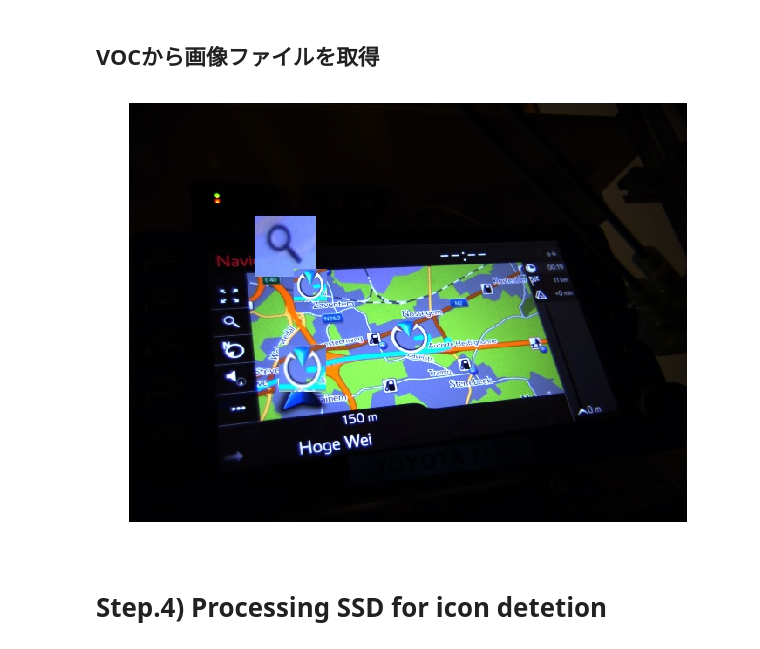
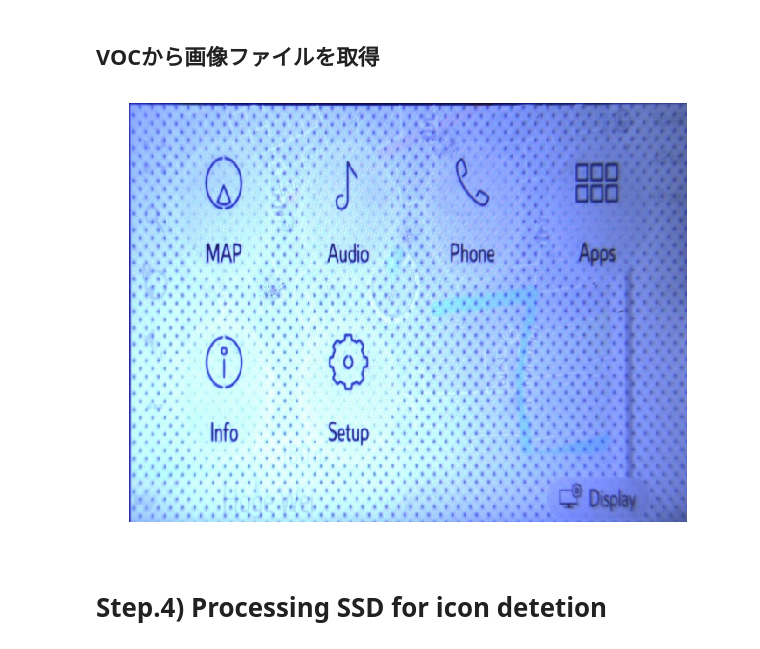
Before and after one commit to kobokobo/ssd_pytorch, a Jupyter notebook: demo/detection.ipynb, the cells around one changed output. Saved outputs shown, nothing was run; the diff lists cells and outputs as text; code cells hidden in the pictures.

```diff
--- a/demo/detection.ipynb
+++ b/demo/detection.ipynb
@@ -136,23 +118,23 @@ SSD(
 # %%
 %matplotlib inline
 from matplotlib import pyplot as plt
 
 from data import VOCDetection, VOC_ROOT, VOCAnnotationTransform
 # here we specify year (07 or 12) and dataset ('test', 'val', 'train')
 testset = VOCDetection(VOC_ROOT, [('2019', 'test')], None, VOCAnnotationTransform())
 # クラスVOCDetectionはindexをキーに画像を取得する
-img_id = 100
+img_id = 8
 image = testset.pull_image(img_id)
 
 # cv2のチャンネルの順番はBGR（青、緑、赤）なので、RGB（赤、緑、青）に入れ替える
 rgb_image = cv2.cvtColor(image, cv2.COLOR_BGR2RGB)
 # View the sampled input image before transform
 plt.figure(figsize=(10,10))
 plt.imshow(rgb_image)
 plt.axis('off')
 plt.show()
 # %% [output]
-[figure, old version]
+[figure, new version]
 # %% [markdown]
 # Step.4) Processing SSD for icon detetion
 # %% [markdown]
```
Also changed, not shown: parts of 12 cells of this notebook, 24 other files.
